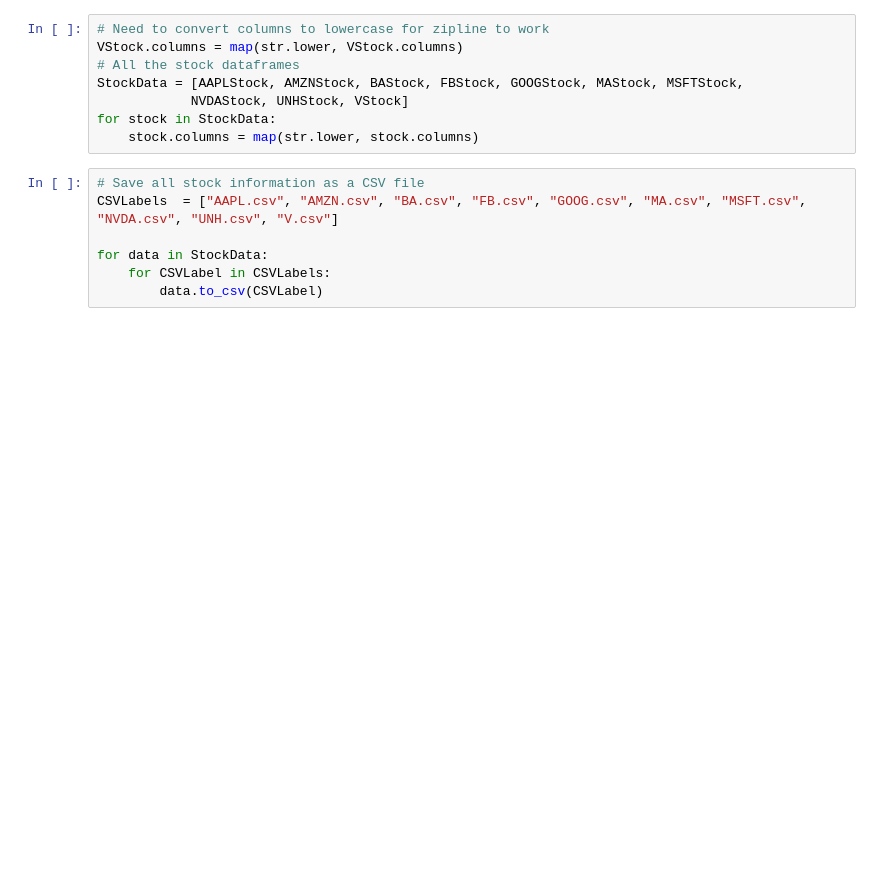
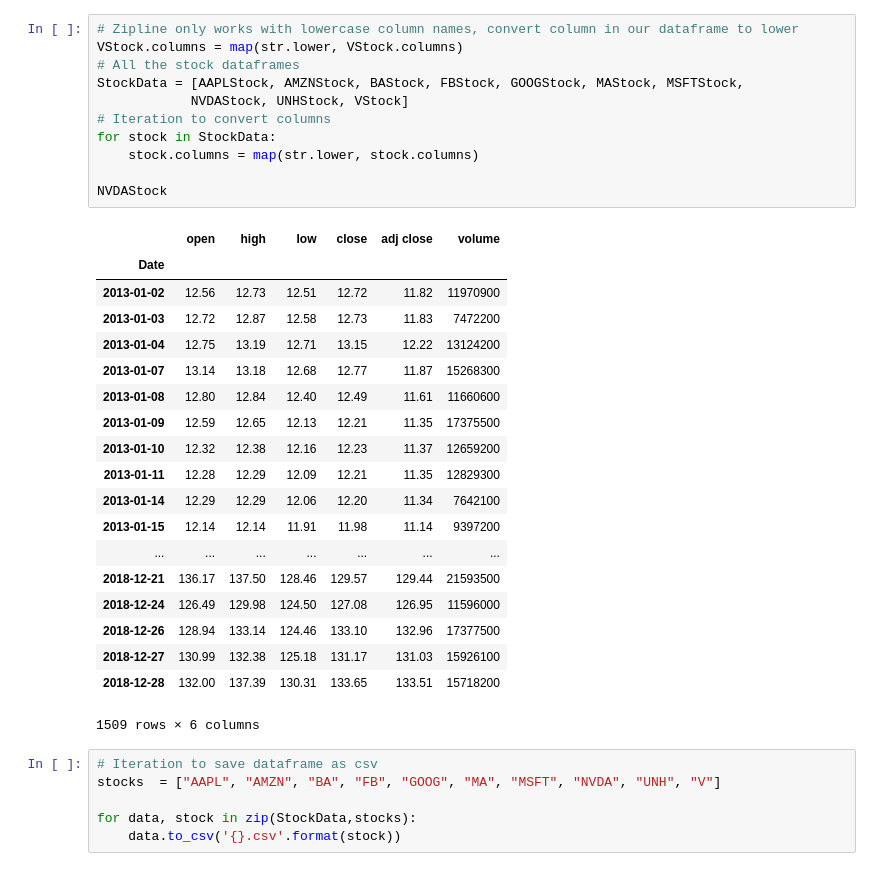
Before and after one commit to demidang12/PSTAT134FinalGroupProject, a Jupyter notebook: Download_dataset.ipynb, the cells around one changed output. Cells and saved outputs as stored; diff of their text form; blank space fills up the shorter version.

```diff
--- a/Download_dataset.ipynb
+++ b/Download_dataset.ipynb
@@ -78,15 +97,37 @@ VStock = pdr.get_data_yahoo("V",
 # %%
-# Need to convert columns to lowercase for zipline to work
+# Zipline only works with lowercase column names, convert column in our dataframe to lower
 VStock.columns = map(str.lower, VStock.columns)
 # All the stock dataframes
 StockData = [AAPLStock, AMZNStock, BAStock, FBStock, GOOGStock, MAStock, MSFTStock,
             NVDAStock, UNHStock, VStock]
+# Iteration to convert columns
 for stock in StockData:
     stock.columns = map(str.lower, stock.columns)
+
+NVDAStock
+# %% [output]
+|  | open | high | low | close | adj close | volume |
+| Date |  |  |  |  |  |  |
+| 2013-01-02 | 12.56 | 12.73 | 12.51 | 12.72 | 11.82 | 11970900 |
+| 2013-01-03 | 12.72 | 12.87 | 12.58 | 12.73 | 11.83 | 7472200 |
+| 2013-01-04 | 12.75 | 13.19 | 12.71 | 13.15 | 12.22 | 13124200 |
+| 2013-01-07 | 13.14 | 13.18 | 12.68 | 12.77 | 11.87 | 15268300 |
+| 2013-01-08 | 12.80 | 12.84 | 12.40 | 12.49 | 11.61 | 11660600 |
+| 2013-01-09 | 12.59 | 12.65 | 12.13 | 12.21 | 11.35 | 17375500 |
+| 2013-01-10 | 12.32 | 12.38 | 12.16 | 12.23 | 11.37 | 12659200 |
+| 2013-01-11 | 12.28 | 12.29 | 12.09 | 12.21 | 11.35 | 12829300 |
+| 2013-01-14 | 12.29 | 12.29 | 12.06 | 12.20 | 11.34 | 7642100 |
+| 2013-01-15 | 12.14 | 12.14 | 11.91 | 11.98 | 11.14 | 9397200 |
+| ... | ... | ... | ... | ... | ... | ... |
+| 2018-12-21 | 136.17 | 137.50 | 128.46 | 129.57 | 129.44 | 21593500 |
+| 2018-12-24 | 126.49 | 129.98 | 124.50 | 127.08 | 126.95 | 11596000 |
+| 2018-12-26 | 128.94 | 133.14 | 124.46 | 133.10 | 132.96 | 17377500 |
+| 2018-12-27 | 130.99 | 132.38 | 125.18 | 131.17 | 131.03 | 15926100 |
+| 2018-12-28 | 132.00 | 137.39 | 130.31 | 133.65 | 133.51 | 15718200 |
+1509 rows × 6 columns
 # %%
-# Save all stock information as a CSV file
-CSVLabels  = ["AAPL.csv", "AMZN.csv", "BA.csv", "FB.csv", "GOOG.csv", "MA.csv", "MSFT.csv", "NVDA.csv", "UNH.csv", "V.csv"]
+# Iteration to save dataframe as csv
+stocks  = ["AAPL", "AMZN", "BA", "FB", "GOOG", "MA", "MSFT", "NVDA", "UNH", "V"]
 
-for data in StockData:
-    for CSVLabel in CSVLabels:
-        data.to_csv(CSVLabel)
+for data, stock in zip(StockData,stocks):
+    data.to_csv('{}.csv'.format(stock))
```
Also changed, not shown: parts of 4 cells of this notebook, 10 other files.
